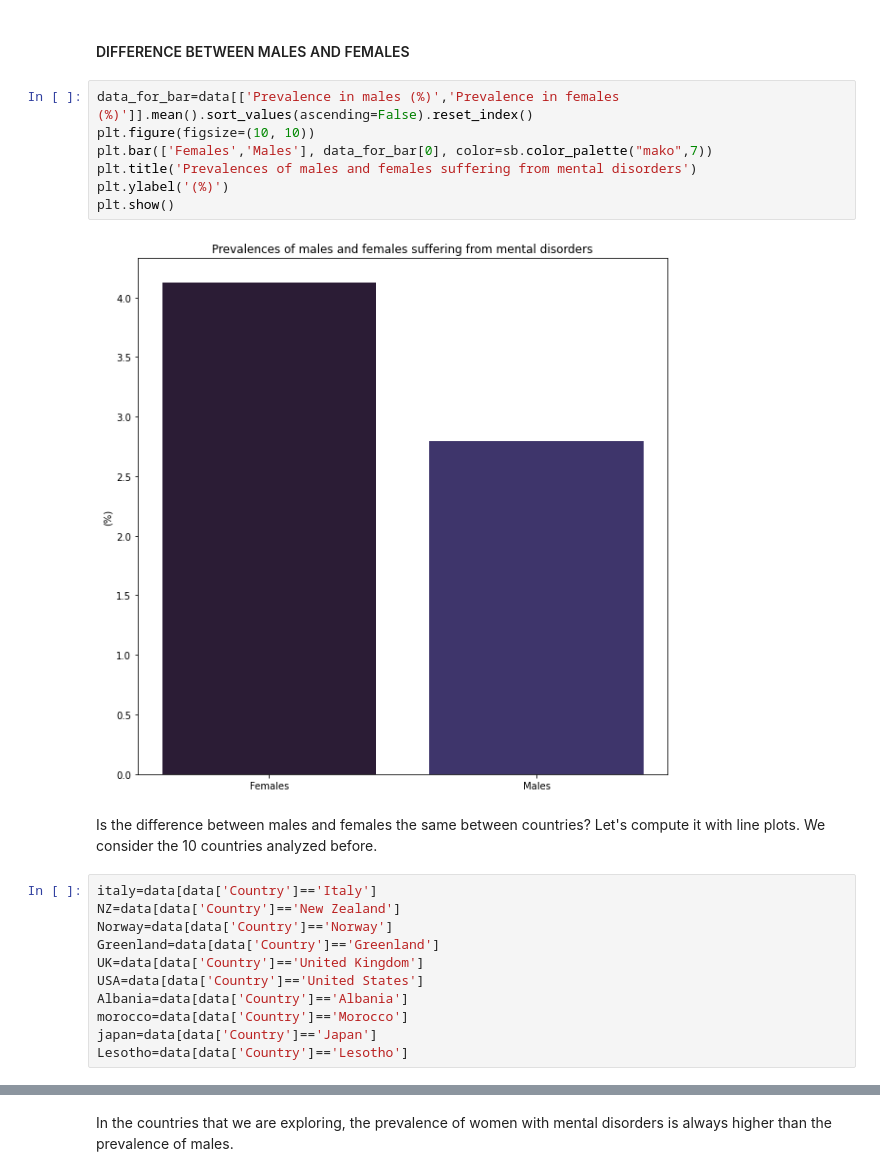
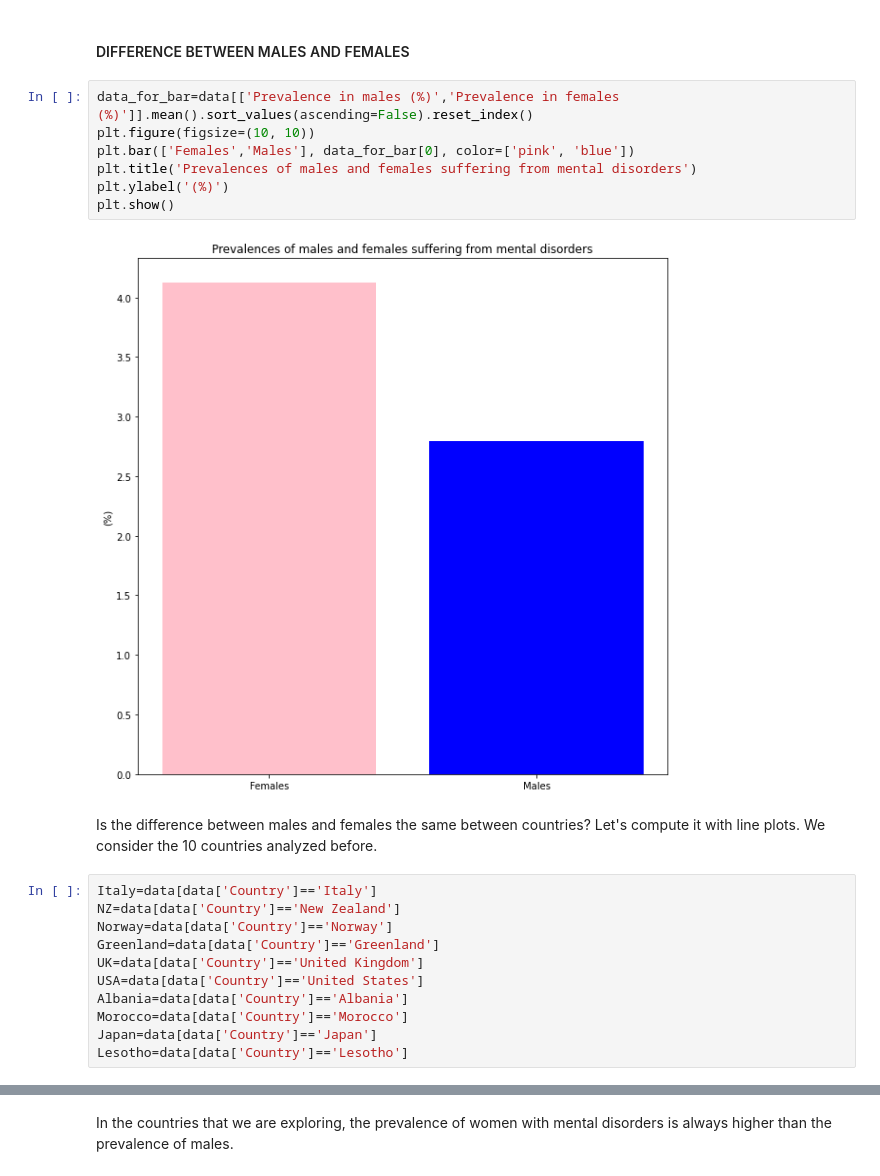
Before and after one commit to elisademuri/Project-Programming-and-Databases, a Jupyter notebook: Script esame.ipynb, the cells around one changed output, grey strips where cells are left out. Drawn from its saved outputs; the diff is of its cells as text.

```diff
--- a/Script esame.ipynb
+++ b/Script esame.ipynb
@@ -1119,22 +1163,22 @@ From these graphs, we can notice different aspects of the topic. For the analyze
 # %%
 data_for_bar=data[['Prevalence in males (%)','Prevalence in females (%)']].mean().sort_values(ascending=False).reset_index()
 plt.figure(figsize=(10, 10))
-plt.bar(['Females','Males'], data_for_bar[0], color=sb.color_palette("mako",7))
+plt.bar(['Females','Males'], data_for_bar[0], color=['pink', 'blue'])
 plt.title('Prevalences of males and females suffering from mental disorders')
 plt.ylabel('(%)')
 plt.show()
 # %% [output]
-[figure, old version]
+[figure, new version]
 # %% [markdown]
 Is the difference between males and females the same between countries? Let's compute it with line plots. We consider the 10 countries analyzed before.
 # %%
-italy=data[data['Country']=='Italy']
+Italy=data[data['Country']=='Italy']
 NZ=data[data['Country']=='New Zealand']
 Norway=data[data['Country']=='Norway']
 Greenland=data[data['Country']=='Greenland']
 UK=data[data['Country']=='United Kingdom']
 USA=data[data['Country']=='United States']
 Albania=data[data['Country']=='Albania']
-morocco=data[data['Country']=='Morocco']
-japan=data[data['Country']=='Japan']
+Morocco=data[data['Country']=='Morocco']
+Japan=data[data['Country']=='Japan']
 Lesotho=data[data['Country']=='Lesotho']
```
Also changed, not shown: parts of 38 cells of this notebook.
